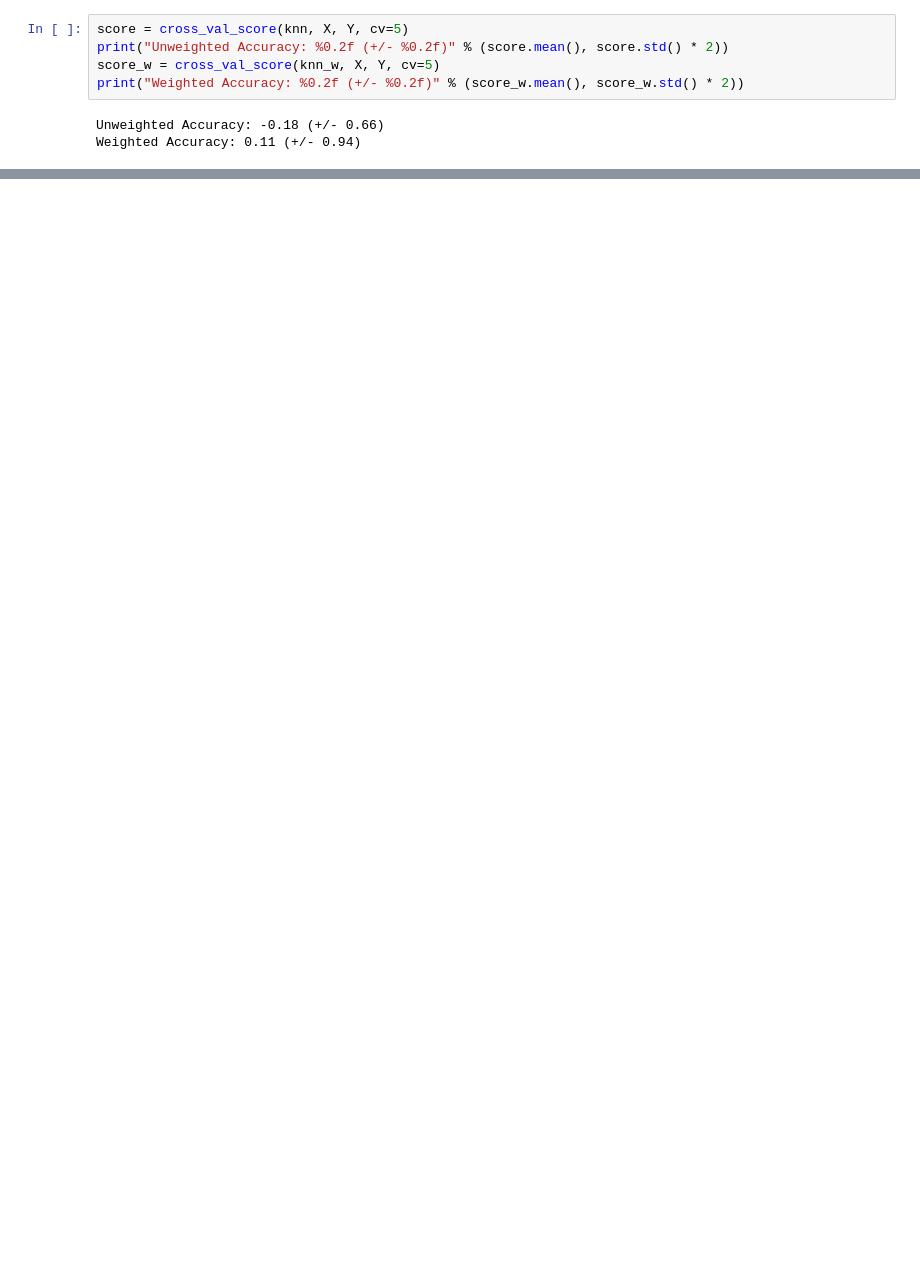
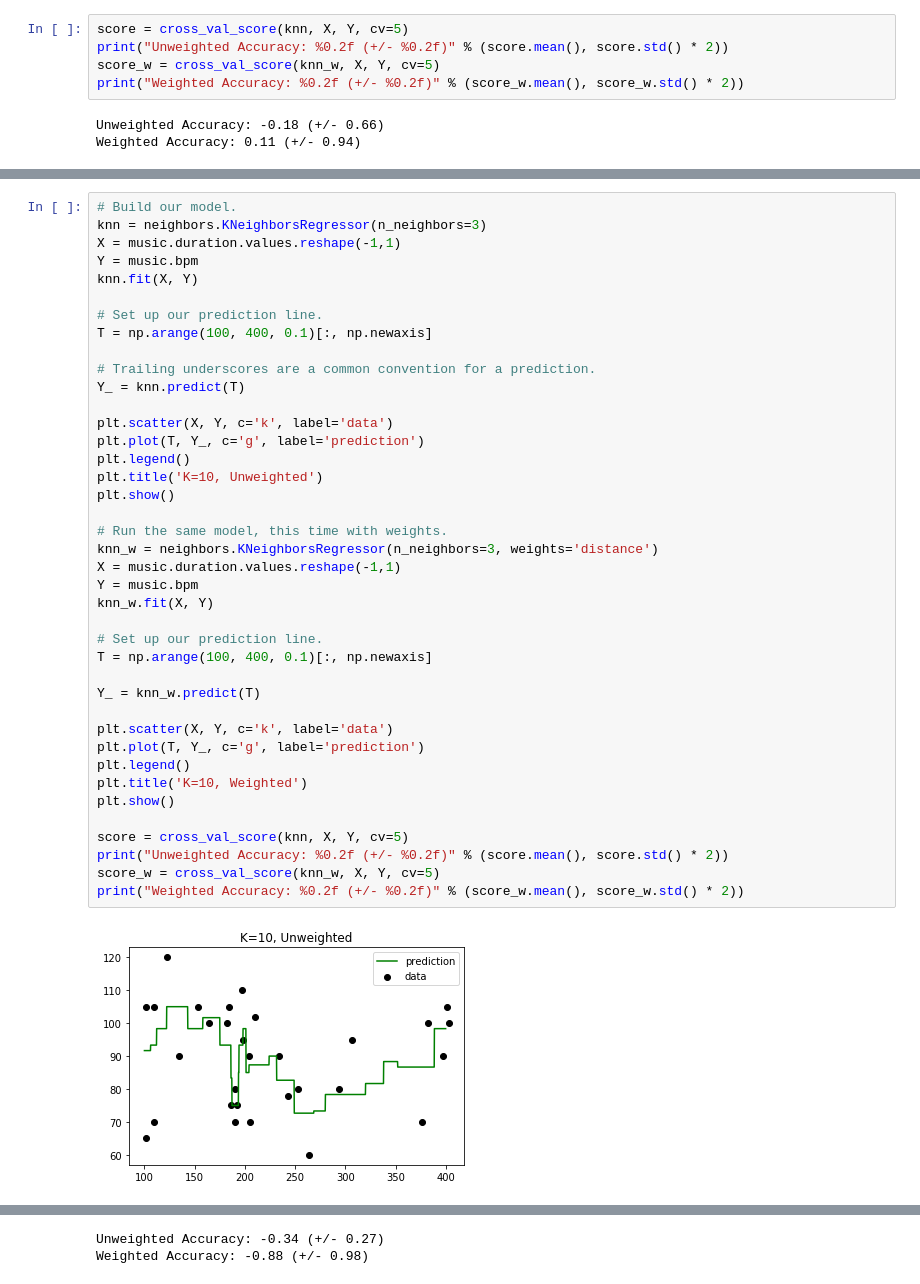
Before and after one commit to jmfrazier/Unit-3-files, a Jupyter notebook: 3.1.3.ipynb, the cells around one changed output, grey strips where cells are left out. Drawn from its saved outputs; the diff is of its cells as text; blank space fills up the shorter version.

```diff
--- a/3.1.3.ipynb
+++ b/3.1.3.ipynb
@@ -107,0 +115,42 @@ plt.show()
+# %%
+# Build our model.
+knn = neighbors.KNeighborsRegressor(n_neighbors=3)
+X = music.duration.values.reshape(-1,1)
+Y = music.bpm
+knn.fit(X, Y)
+
+# Set up our prediction line.
+T = np.arange(100, 400, 0.1)[:, np.newaxis]
+
+# Trailing underscores are a common convention for a prediction.
+Y_ = knn.predict(T)
+
+plt.scatter(X, Y, c='k', label='data')
+plt.plot(T, Y_, c='g', label='prediction')
+plt.legend()
+plt.title('K=10, Unweighted')
+plt.show()
+
+# Run the same model, this time with weights.
+knn_w = neighbors.KNeighborsRegressor(n_neighbors=3, weights='distance')
+X = music.duration.values.reshape(-1,1)
+Y = music.bpm
+knn_w.fit(X, Y)
+
+# Set up our prediction line.
+T = np.arange(100, 400, 0.1)[:, np.newaxis]
+
+Y_ = knn_w.predict(T)
+
+plt.scatter(X, Y, c='k', label='data')
+plt.plot(T, Y_, c='g', label='prediction')
+plt.legend()
+plt.title('K=10, Weighted')
+plt.show()
+
+score = cross_val_score(knn, X, Y, cv=5)
+print("Unweighted Accuracy: %0.2f (+/- %0.2f)" % (score.mean(), score.std() * 2))
+score_w = cross_val_score(knn_w, X, Y, cv=5)
+print("Weighted Accuracy: %0.2f (+/- %0.2f)" % (score_w.mean(), score_w.std() * 2))
+# %% [output]
+[figure, added]
@@ -107,0 +158,2 @@ plt.show()
+Unweighted Accuracy: -0.34 (+/- 0.27)
+Weighted Accuracy: -0.88 (+/- 0.98)
```
Also changed, not shown: parts of 7 cells of this notebook.
